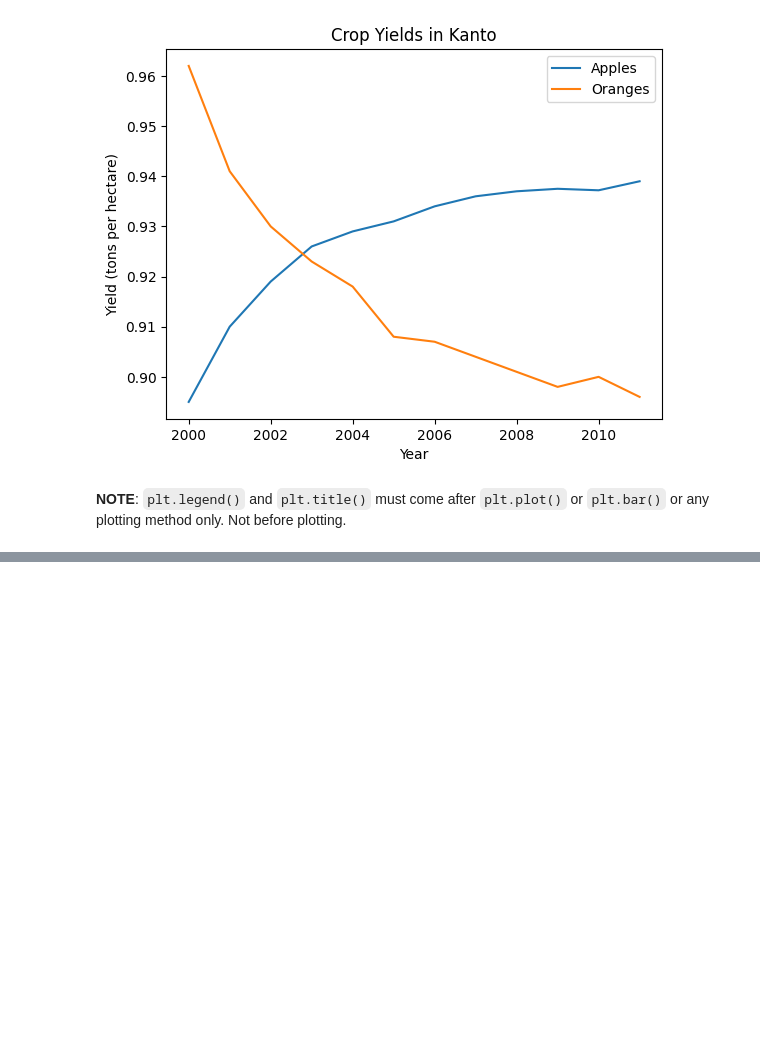
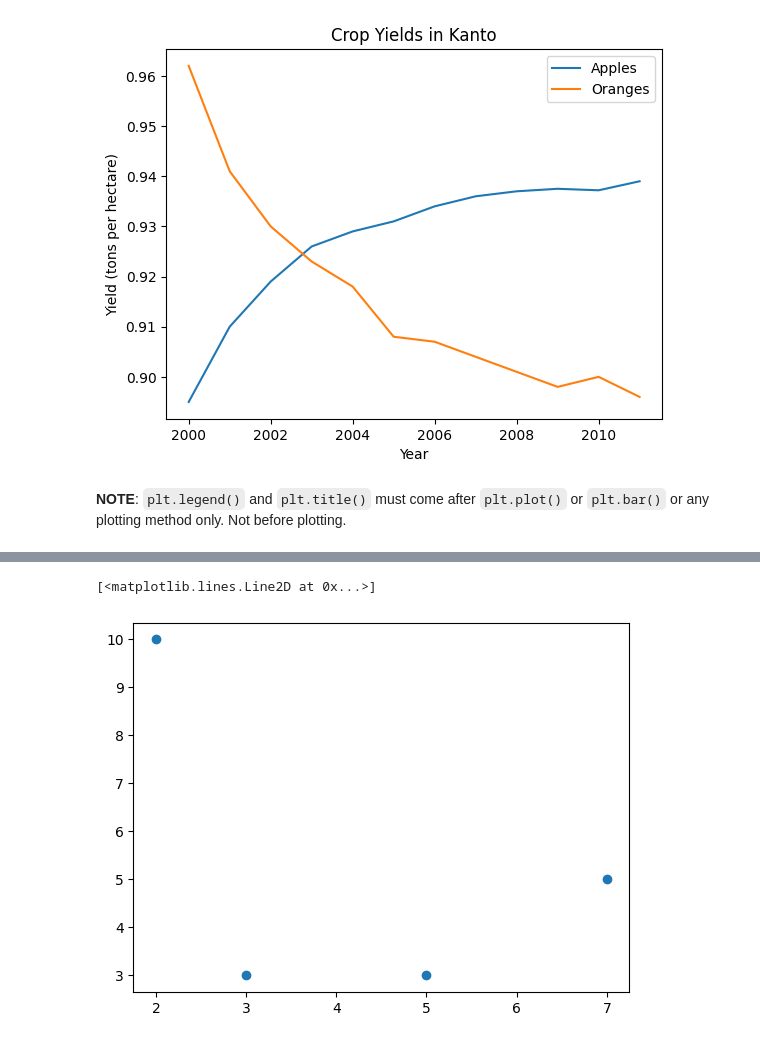
Before and after one commit to abhixshek/data-science-toolkit, a Jupyter notebook: matplotlib_seaborn_kb.ipynb, the cells around one changed output, grey strips where cells are left out. Cells and saved outputs as stored; diff of their text form; code cells hidden in the pictures; blank space fills up the shorter version.

```diff
--- a/matplotlib_seaborn_kb.ipynb
+++ b/matplotlib_seaborn_kb.ipynb
@@ -237,0 +283,5 @@ plt.show()
+# %%
+plt.plot([2,5, 7,3], [10,3, 5, 3], "o")
+# %% [output]
+[<matplotlib.lines.Line2D at 0x...>]
+[figure, added]
```
Also changed, not shown: parts of 10 cells of this notebook, 3 other files.
